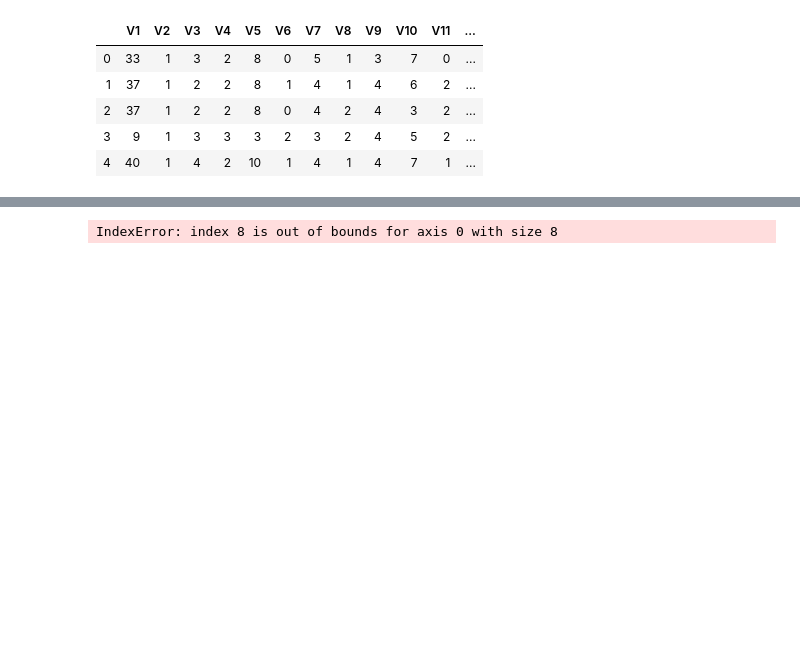
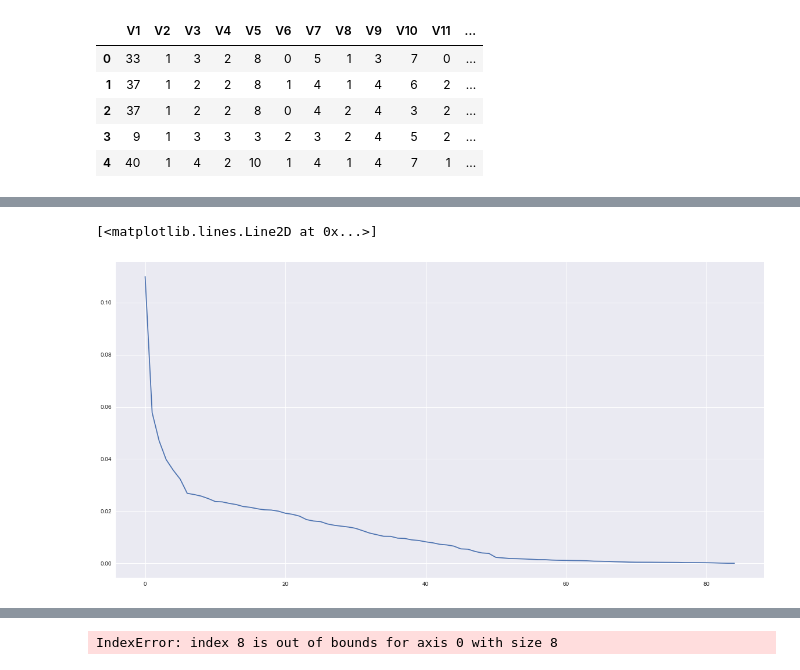
Before and after one commit to ajakaiye33/Data_Science_Proj, a Jupyter notebook: data_science_cap/Project_2.ipynb, the cells around one changed output, grey strips where cells are left out. Drawn from its saved outputs; the diff is of its cells as text; code cells hidden in the pictures; blank space fills up the shorter version.

```diff
--- a/data_science_cap/Project_2.ipynb
+++ b/data_science_cap/Project_2.ipynb
@@ -121,0 +266,6 @@ Name: V86, dtype: int64
+# %%
+#scree plot rom another angle
+plt.plot(pca.explained_variance_ratio_)
+# %% [output]
+[<matplotlib.lines.Line2D at 0x...>]
+[figure, added]
```
Also changed, not shown: parts of 19 cells of this notebook.
